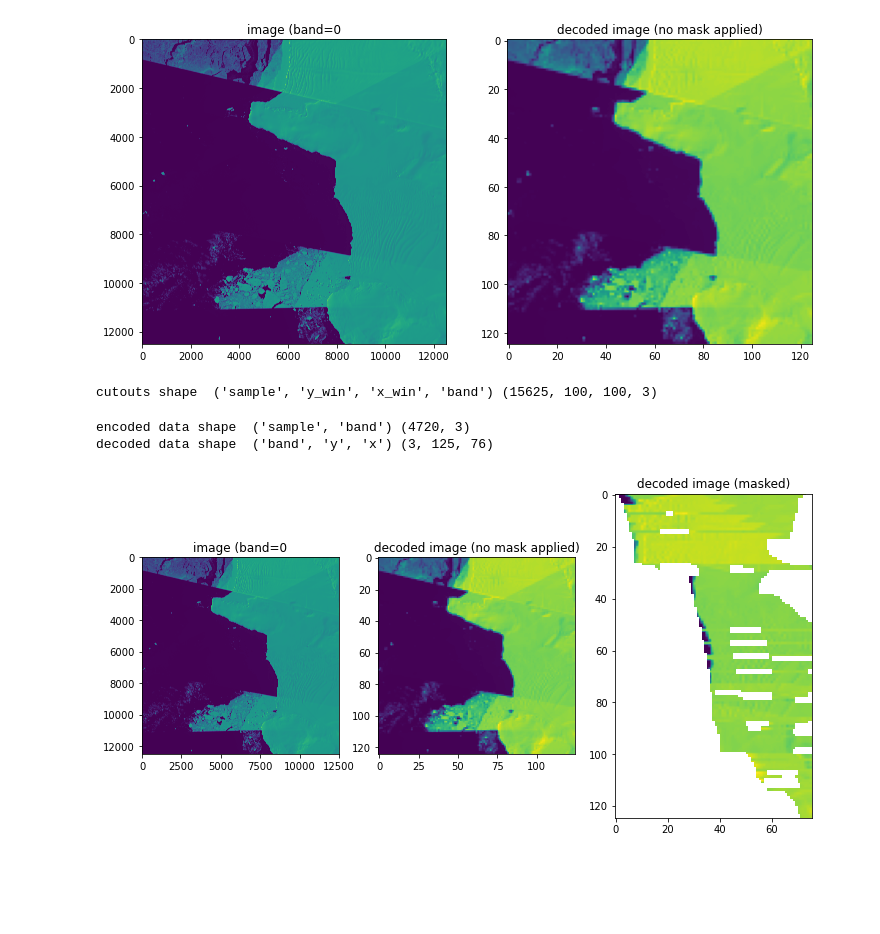
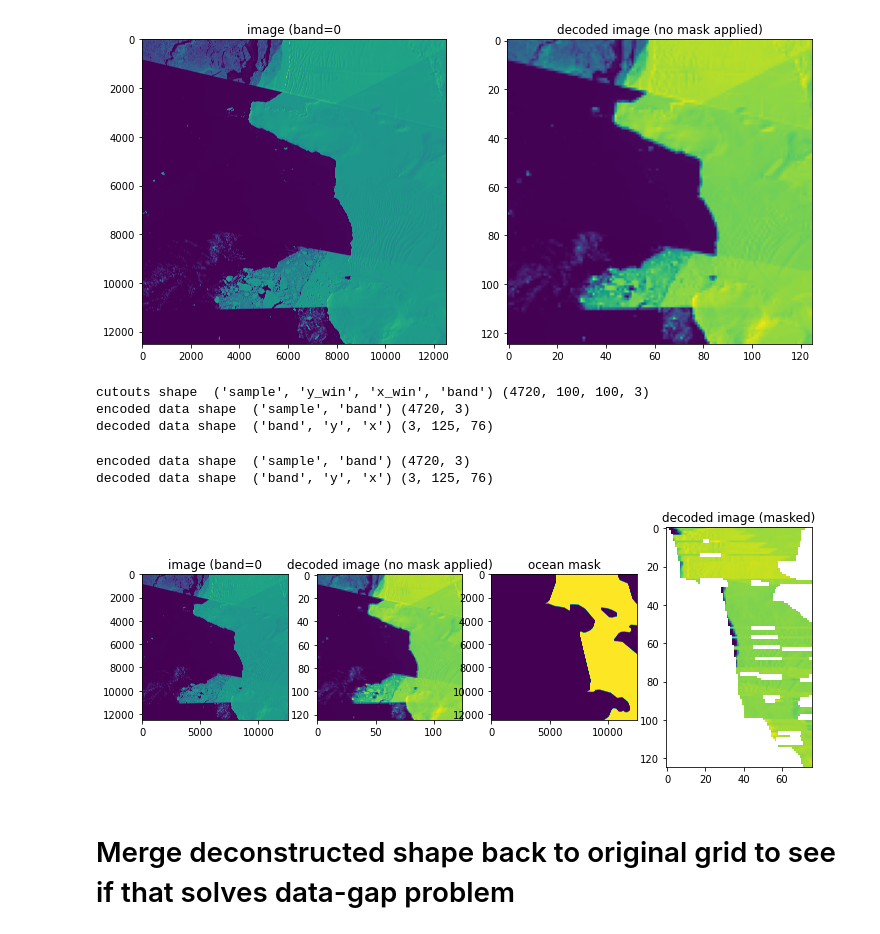
Before and after one commit to Iceshelves/AutomatedDamageDetection, a Jupyter notebook: notebooks/preprocessing/demo_mask_ocean.ipynb, the cells around one changed output. Saved outputs shown, nothing was run; the diff lists cells and outputs as text; code cells hidden in the pictures; blank space fills up the shorter version.

Commit message:
add grid reprojection

```diff
--- a/notebooks/preprocessing/demo_mask_ocean.ipynb
+++ b/notebooks/preprocessing/demo_mask_ocean.ipynb
@@ -117,7 +117,7 @@ decoded data shape  ('band', 'y', 'x') (3, 125, 125)
 data_masked = data.where(mask==1) # fill ocean pixels with NaN
 
 cutouts_masked = _generate_cutouts(data_masked)
-print('cutouts shape ', cutouts_data.dims, cutouts_data.shape ) # n_samples, xwin, ywin, 3
+print('cutouts shape ', cutouts_masked.dims, cutouts_masked.shape ) # n_samples, xwin, ywin, 3
 
 encoded_masked = encode_to_fake_lspace( cutouts_masked    )
 print('encoded data shape ' , encoded_masked.dims, encoded_masked.shape ) # samples, bands
@@ -125,18 +125,24 @@ print('encoded data shape ' , encoded_masked.dims, encoded_masked.shape ) # samp
 decoded_masked = unstack_data(encoded_masked).transpose('band','y','x') # band, y , x
 print('decoded data shape ' , decoded_masked.dims, decoded_masked.shape) # bands, x,y
 # %% [output]
-cutouts shape  ('sample', 'y_win', 'x_win', 'band') (15625, 100, 100, 3)
+cutouts shape  ('sample', 'y_win', 'x_win', 'band') (4720, 100, 100, 3)
+encoded data shape  ('sample', 'band') (4720, 3)
+decoded data shape  ('band', 'y', 'x') (3, 125, 76)
 # %%
 # %% [output]
 encoded data shape  ('sample', 'band') (4720, 3)
 decoded data shape  ('band', 'y', 'x') (3, 125, 76)
 # %%
-fig,axs = plt.subplots(1,3,figsize=(12,6))
+fig,axs = plt.subplots(1,4,figsize=(12,6))
 axs[0].imshow(data.isel(band=0)) #.transpose('y','x','band'))
 axs[1].imshow(decoded_da.isel(band=0))
-axs[2].imshow(decoded_masked.isel(band=0))
+axs[2].imshow(mask.isel(band=0))
+axs[3].imshow(decoded_masked.isel(band=0))
 axs[0].set_title('image (band=0');
 axs[1].set_title('decoded image (no mask applied)');
-axs[2].set_title('decoded image (masked)');
+axs[2].set_title('ocean mask');
+axs[3].set_title('decoded image (masked)');
 # %% [output]
-[figure, old version]
+[figure, new version]
+# %% [markdown]
+# Merge deconstructed shape back to original grid to see if that solves data-gap problem
```
Also changed, not shown: parts of 6 cells of this notebook.
